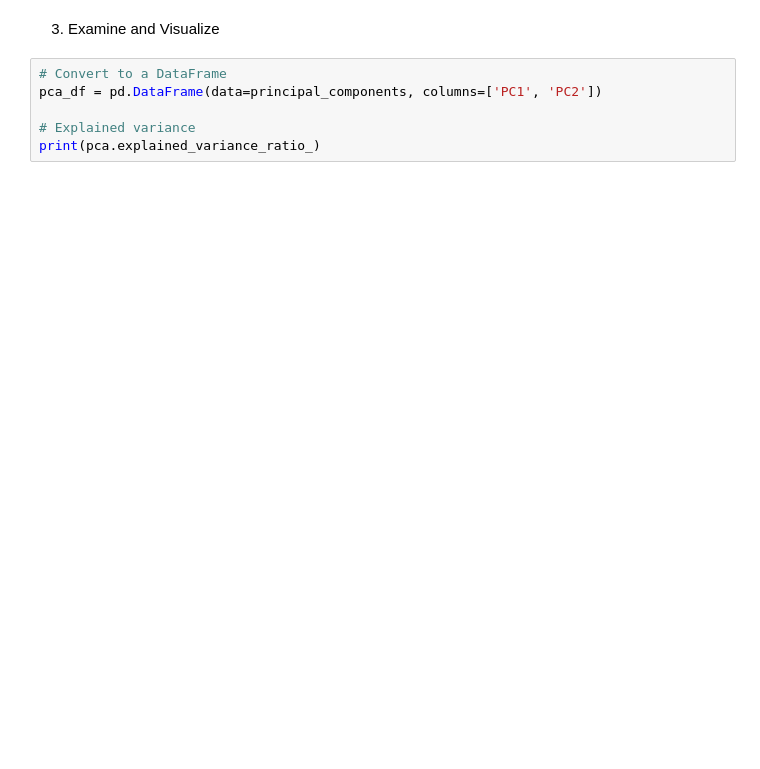
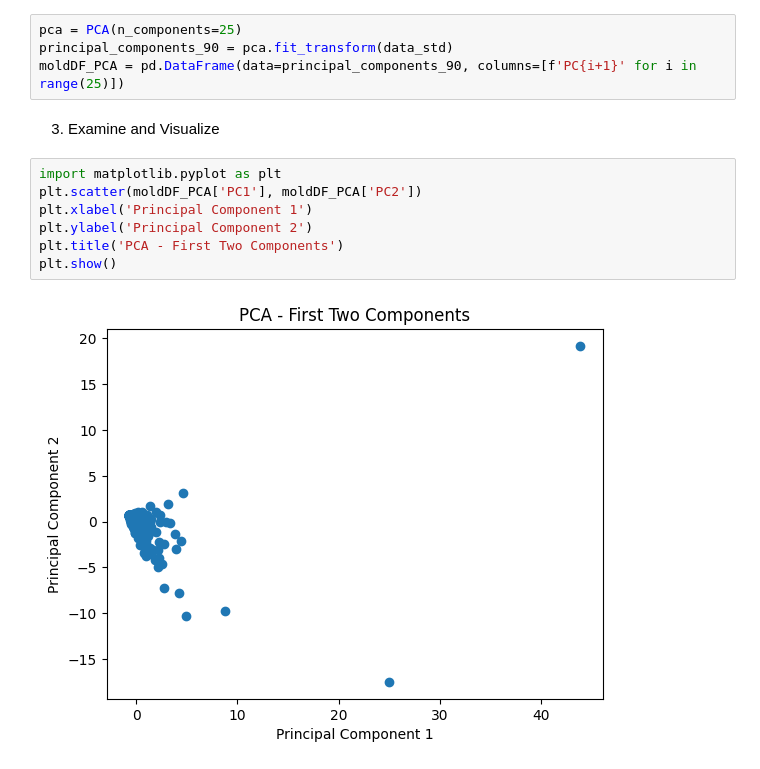
Before and after one commit to AITHIOMB/Home-Health-Impact, a Jupyter notebook: Bonnie W/modeling.ipynb, the cells around one changed output. Cells and saved outputs as stored; diff of their text form; blank space fills up the shorter version.

```diff
--- a/Bonnie W/modeling.ipynb
+++ b/Bonnie W/modeling.ipynb
@@ -81,8 +92,15 @@ principal_components = pca.fit_transform(data_std)
+# %%
+pca = PCA(n_components=25)
+principal_components_90 = pca.fit_transform(data_std)
+moldDF_PCA = pd.DataFrame(data=principal_components_90, columns=[f'PC{i+1}' for i in range(25)])
 # %% [markdown]
 3. Examine and Visualize
-# %%
-# Convert to a DataFrame
-pca_df = pd.DataFrame(data=principal_components, columns=['PC1', 'PC2'])
-
-# Explained variance
-print(pca.explained_variance_ratio_)
+# %%
+import matplotlib.pyplot as plt
+plt.scatter(moldDF_PCA['PC1'], moldDF_PCA['PC2'])
+plt.xlabel('Principal Component 1')
+plt.ylabel('Principal Component 2')
+plt.title('PCA - First Two Components')
+plt.show()
+# %% [output]
+[figure, added]
```
Also changed, not shown: parts of 16 cells of this notebook.
